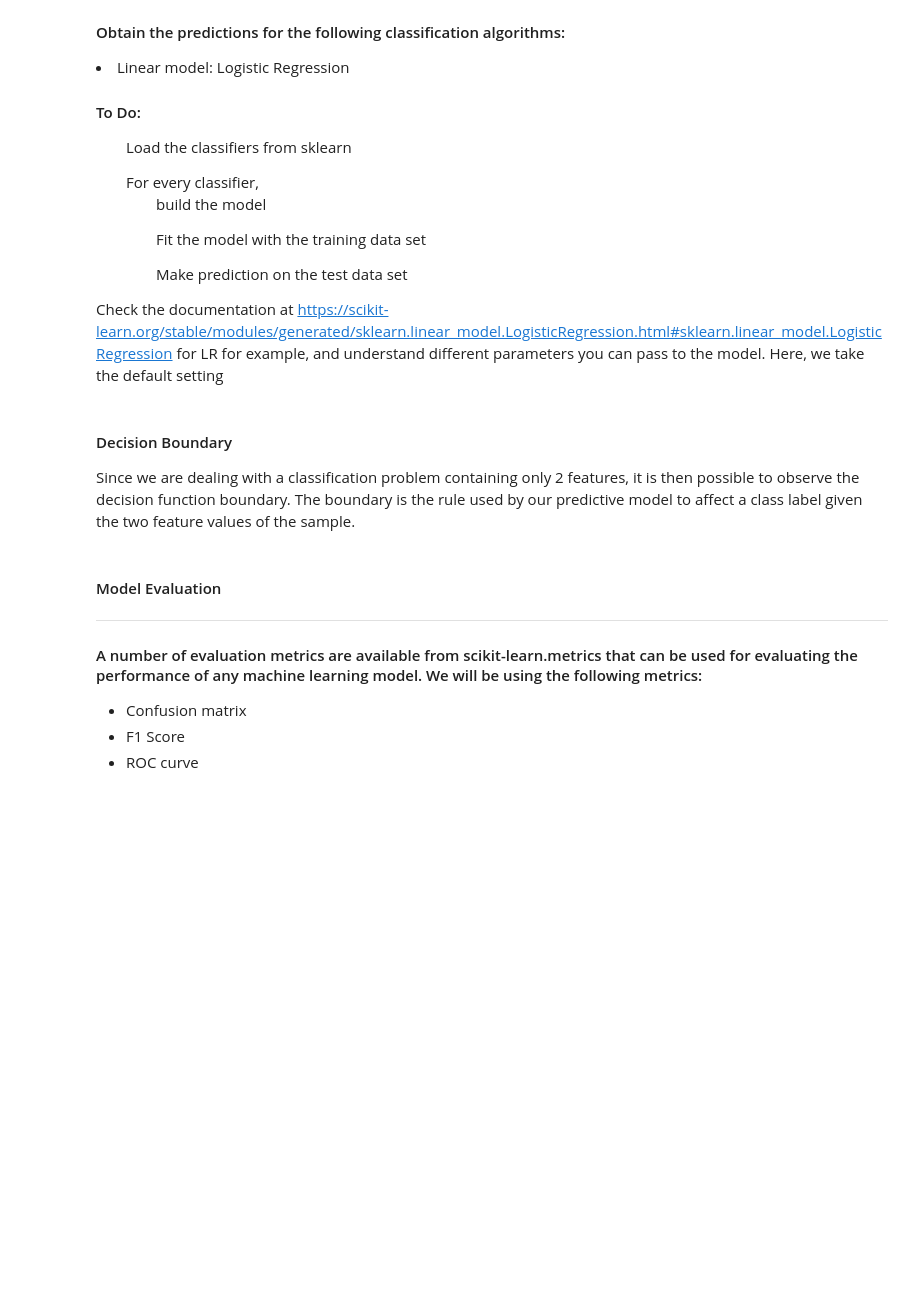
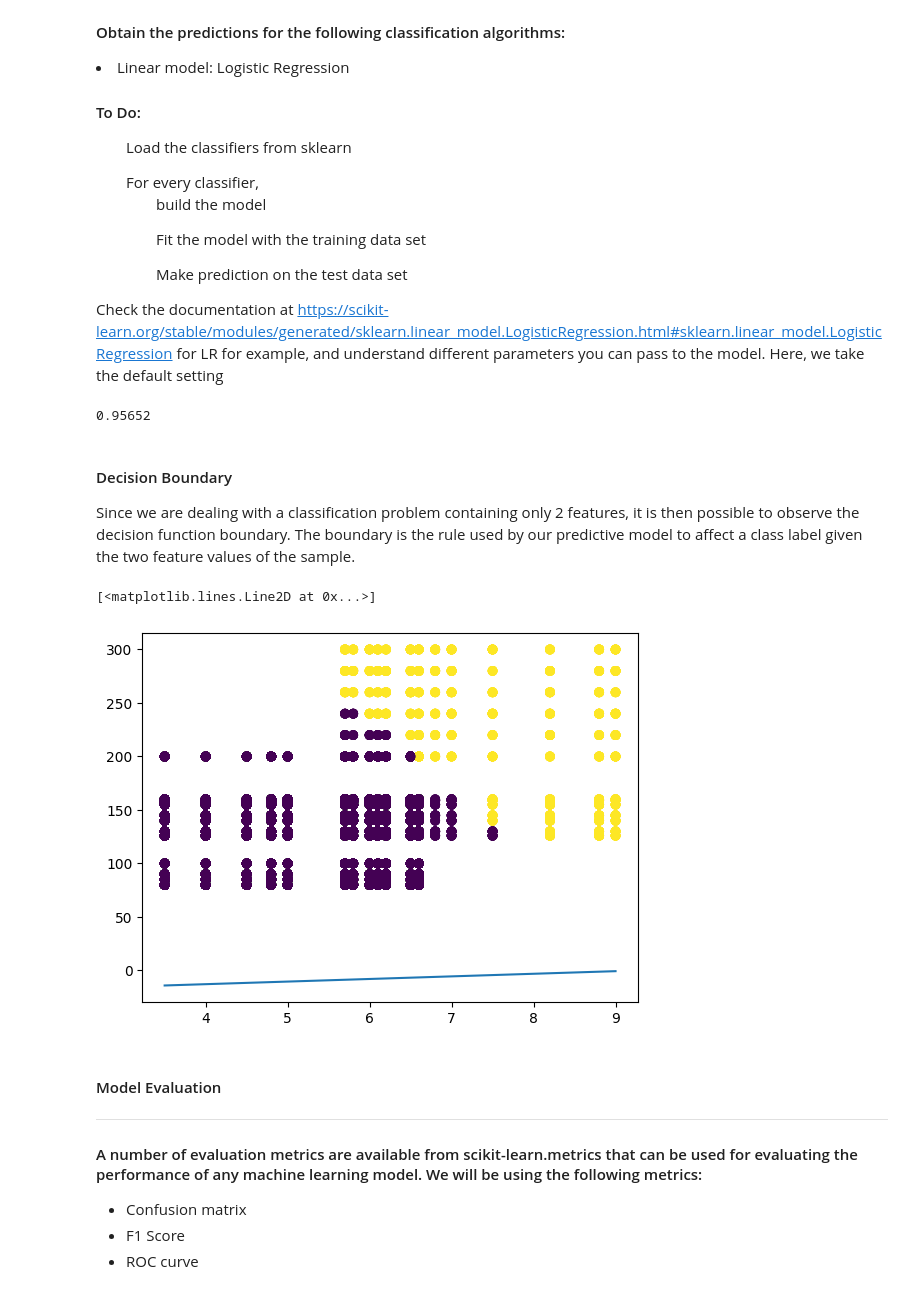
Before and after one commit to PixelatedLatte/MachineLearningProjects, a Jupyter notebook: DiabetesScreeningLCMBlankenship.ipynb, the cells around one changed output. Saved outputs shown, nothing was run; the diff lists cells and outputs as text; code cells hidden in the pictures; blank space fills up the shorter version.

Commit message:
Trying to print out my line!

```diff
--- a/DiabetesScreeningLCMBlankenship.ipynb
+++ b/DiabetesScreeningLCMBlankenship.ipynb
@@ -271,6 +272,13 @@ https://scikit-learn.org/stable/modules/generated/sklearn.linear_model.LogisticR
 # %%
 #To Do: Load the classifier from scikit-learn and then perform training and testing
 from sklearn.linear_model import LogisticRegression
+
+DiabetesRegression = LogisticRegression().fit(X_train, Y_train)
+Y_prediction = DiabetesRegression.predict(X_test)
+Y_prediction
+DiabetesRegression.score(X_test, Y_test)
+# %% [output]
+0.95652
 # %% [markdown]
 #### Decision Boundary
 
@@ -280,3 +286,15 @@ Since we are dealing with a classification problem containing only 2 features, i
+# %%
+#To Do: Display the decision boundary and show train/test data points with class labels
+
+Intercept = DiabetesRegression.intercept_
+Coefficent = DiabetesRegression.coef_
+plt.scatter(X_test.HbA1c_level, X_test.blood_glucose_level, c = Y_prediction)
+predictionLineX = np.linspace(X_test.iloc[:,0].min(), X_test.iloc[:,0].max(), 10)
+predictionLineY = Coefficent[0][0]*predictionLineX + Coefficent[0][1]*predictionLineX + Intercept[0]
+plt.plot(predictionLineX, predictionLineY)
+# %% [output]
+[<matplotlib.lines.Line2D at 0x...>]
+[figure, added]
 # %% [markdown]
 #### Model Evaluation
 
```
Also changed, not shown: parts of 4 cells of this notebook.
